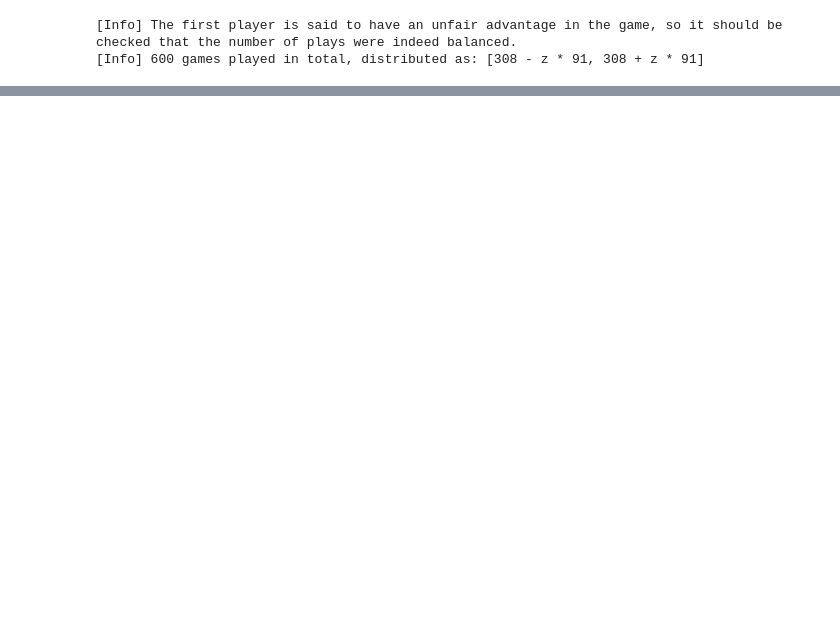
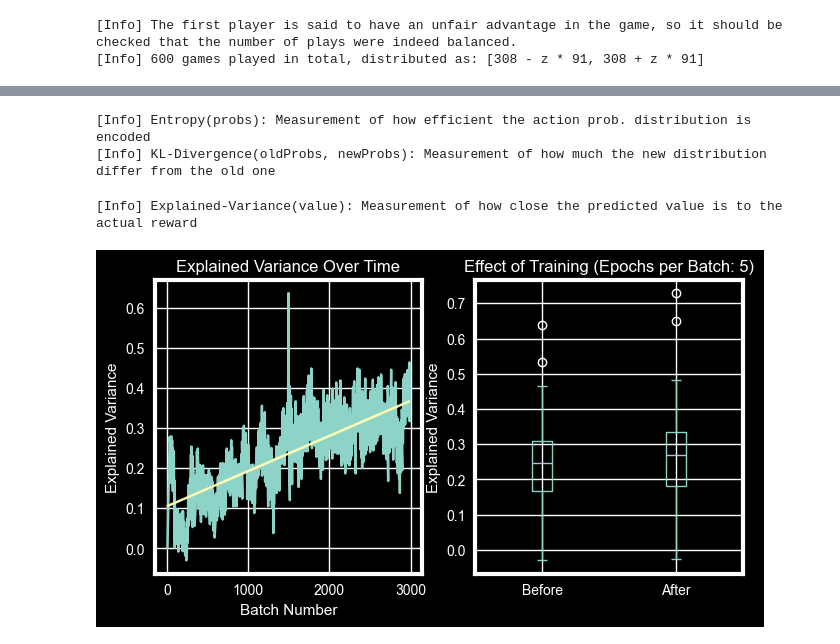
Before and after one commit to yamaceay/gomoku, a Jupyter notebook: stats.ipynb, the cells around one changed output, grey strips where cells are left out. Drawn from its saved outputs; the diff is of its cells as text; code cells hidden in the pictures; blank space fills up the shorter version.

Commit message:
stats

```diff
--- a/stats.ipynb
+++ b/stats.ipynb
@@ -89,0 +164,54 @@ Text(0.5, 1.0, 'The auto-correlation of the model strength: 0.8457')
+# %%
+# Measuring Policy Estimation
+
+print(f"[Info] Entropy(probs): Measurement of how efficient the action prob. distribution is encoded")
+print(f"[Info] KL-Divergence(oldProbs, newProbs): Measurement of how much the new distribution differ from the old one")
+
+loss_significance = .6
+entropy_significance = .6
+# %% [output]
+[Info] Entropy(probs): Measurement of how efficient the action prob. distribution is encoded
+[Info] KL-Divergence(oldProbs, newProbs): Measurement of how much the new distribution differ from the old one
+# %%
+# Measuring Value Estimation
+
+print(f"[Info] Explained-Variance(value): Measurement of how close the predicted value is to the actual reward")
+
+expl_var_significance = .7
+expl_var_difference_significance = .01
+
+expl_var_corr = autocorr(train_df, "explVarOld")
+if expl_var_corr < expl_var_significance:
+    print(f"[Warn] The explained variance seems to not increase over time: {expl_var_corr} < {expl_var_significance}")
+    print(f"[Warn] There might be an unknown learning issue which is probably caused by learning rate, loss function etc.")
+
+expl_var_difference = (train_df["explVarNew"] - train_df["explVarOld"]).mean()
+if expl_var_difference < expl_var_difference_significance:
+    print(f"[Warn] The new explained variance tends not to differ significantly from the older one: {expl_var_difference:.4f} < {expl_var_difference_significance}")
+    print(f"[Warn] Either the value loss is set correctly or the learning rate is too small")
+
+n_epochs = 5
+
+x_axis = np.arange(len(train_df)).reshape(-1, 1)
+
+expl_var_lr = LinearRegression()
+expl_var_lr.fit(x_axis, train_df["explVarOld"].values)
+expl_var_estimator = lambda x: expl_var_lr.coef_ * x + expl_var_lr.intercept_
+
+fig, axes = plt.subplots(1, 2, figsize=(6, 3))
+ax1 = train_df["explVarOld"].plot(ax=axes[0])
+ax1.set_title("Explained Variance Over Time")
+ax1.set_xlabel("Batch Number")
+ax1.set_ylabel("Explained Variance")
+ax1.plot(x_axis, list(map(expl_var_estimator, x_axis)))
+
+expl_var_difference_stats = train_df[["explVarOld", "explVarNew"]]
+ax2 = expl_var_difference_stats.plot(kind="box", ax=axes[1])
+ax2.set_title(f"Effect of Training (Epochs per Batch: {n_epochs})")
+ax2.set_ylabel(f"Explained Variance")
+ax2.set_xticklabels(["Before", "After"])
+
+plt.show()
+# %% [output]
+[Info] Explained-Variance(value): Measurement of how close the predicted value is to the actual reward
+[figure, added]
```
Also changed, not shown: parts of 9 cells of this notebook, 4 other files.
